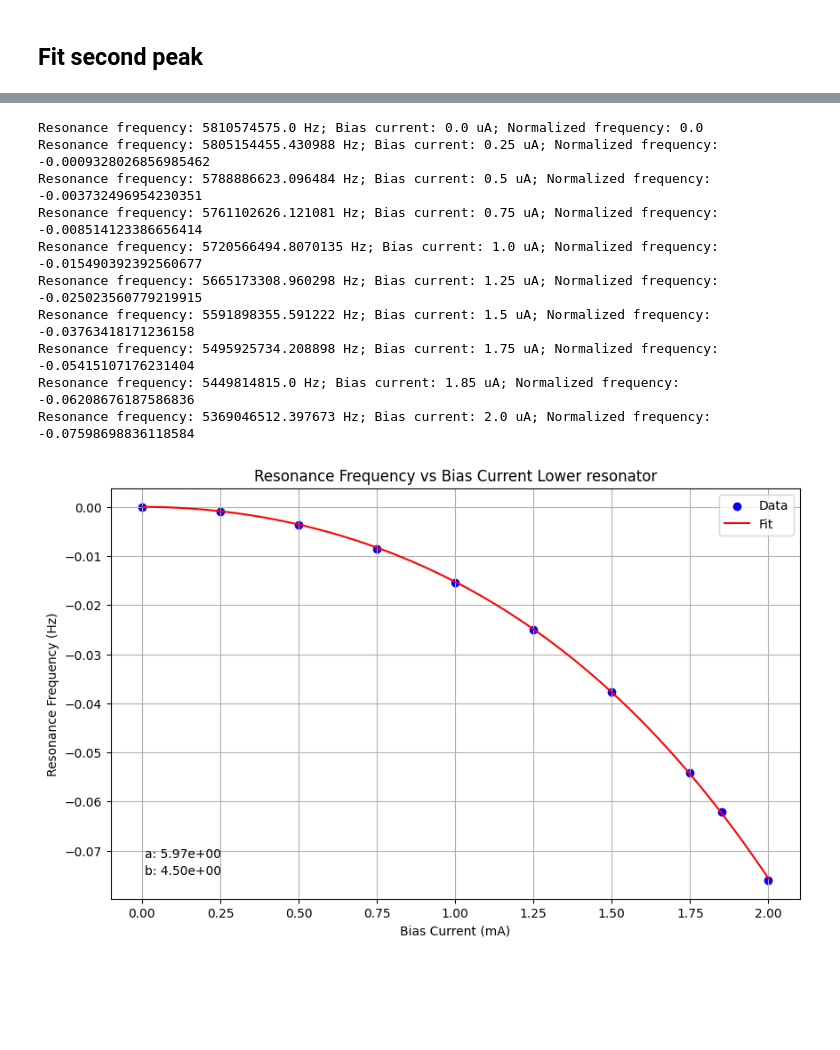
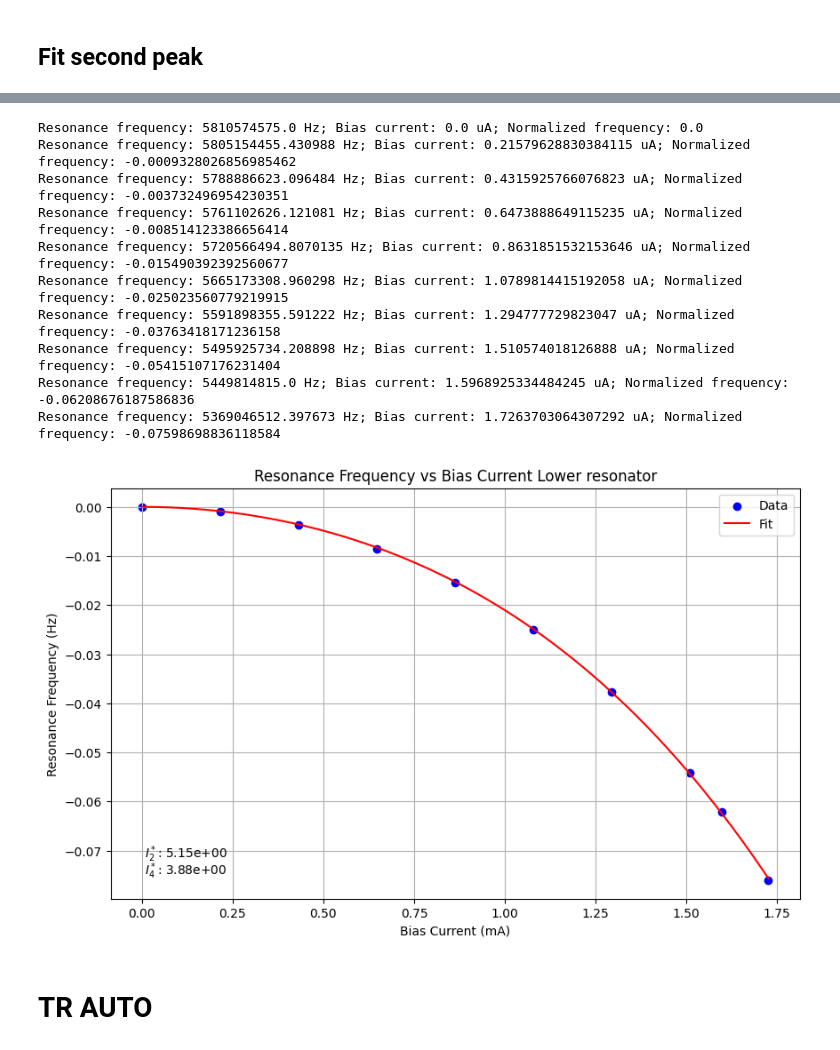
Before and after one commit to biqute/QTLab2425, a Jupyter notebook: IRdetection/Analysis/fit_TRswipe.ipynb, the cells around one changed output, grey strips where cells are left out. Cells and saved outputs as stored; diff of their text form; code cells hidden in the pictures; blank space fills up the shorter version.

```diff
--- a/IRdetection/Analysis/fit_TRswipe.ipynb
+++ b/IRdetection/Analysis/fit_TRswipe.ipynb
@@ -63,7 +97,7 @@ fitter = Fitter(model_function=md.resonance_model,
                 )
 
 searcher = ResonancePeakSearcher()
-result = fitter.fit_magicus(searcher=searcher)
+result = fitter.fit(searcher=searcher)
 # %%
 fav_guess = {
     "fmin": 6229355355,
@@ -99,6 +133,8 @@ plt.show()
 [figure]
 # %% [markdown]
 ## Fit first peak
+# %%
+R_true = 2.317
 # %%
 peak1_data, peak1_metadata = read_peaks_data('../Experiments/TRswipe/run-6/data/peaks_data.h5')
 
@@ -110,7 +146,11 @@ fig, ax = plt.subplots(int(np.sqrt(nof_peaks)), int(np.sqrt(nof_peaks)), figsize
 row_iter = 0
 col_iter = 0
 
+# Correction factor because we used wrong resistance in saving the bias current
+bc_corr = 2/R_true
+
 for bias_current, peak_data in peak1_data.items():
+    bias_current = bias_current * bc_corr
     f = peak_data[0]
     I = peak_data[1]
     Q = peak_data[2]
@@ -128,12 +168,12 @@ for bias_current, peak_data in peak1_data.items():
                     )
 
     searcher = ResonancePeakSearcher()
-    result = fitter.fit_magicus(searcher=searcher)
+    result = fitter.fit(searcher=searcher)
 
     # Check if the fit was successful
     if result.valid:
         # p-value test
-        p_value = fitter.p_value(result)
+        p_value = fitter.p_value()
         if p_value < 0.05:
             print(f"Fit for bias current {bias_current} failed (p-value: {p_value})")
             # For now we take the fmin as the resonance frequency
@@ -264,6 +304,7 @@ row_iter = 0
 col_iter = 0
 
 for bias_current, peak_data in peak2_data.items():
+    bias_current = bias_current * bc_corr
     f = peak_data[0]
     I = peak_data[1]
     Q = peak_data[2]
@@ -281,12 +322,12 @@ for bias_current, peak_data in peak2_data.items():
                     )
 
     searcher = ResonancePeakSearcher()
-    result = fitter.fit_magicus(searcher=searcher)
+    result = fitter.fit(searcher=searcher)
 
     # Check if the fit was successful
     if result.valid:
         # p-value test
-        p_value = fitter.p_value(result)
+        p_value = fitter.p_value()
         if p_value < 0.05:
             print(f"Fit for bias current {bias_current} failed (p-value: {p_value})")
             # For now we take the fmin value as resonance frequency
@@ -349,47 +390,49 @@ for i,rf in enumerate(resonance_frequneces_peak2):
     print(f"Resonance frequency: {rf} Hz; Bias current: {bias_currents_peak2[i]} uA; Normalized frequency: {resonance_frequneces_peak2_normalized[i]}")
 # %% [output]
 Resonance frequency: 5810574575.0 Hz; Bias current: 0.0 uA; Normalized frequency: 0.0
-Resonance frequency: 5805154455.430988 Hz; Bias current: 0.25 uA; Normalized frequency: -0.0009328026856985462
-Resonance frequency: 5788886623.096484 Hz; Bias current: 0.5 uA; Normalized frequency: -0.003732496954230351
-Resonance frequency: 5761102626.121081 Hz; Bias current: 0.75 uA; Normalized frequency: -0.008514123386656414
-Resonance frequency: 5720566494.8070135 Hz; Bias current: 1.0 uA; Normalized frequency: -0.015490392392560677
-Resonance frequency: 5665173308.960298 Hz; Bias current: 1.25 uA; Normalized frequency: -0.025023560779219915
-Resonance frequency: 5591898355.591222 Hz; Bias current: 1.5 uA; Normalized frequency: -0.03763418171236158
-Resonance frequency: 5495925734.208898 Hz; Bias current: 1.75 uA; Normalized frequency: -0.05415107176231404
-Resonance frequency: 5449814815.0 Hz; Bias current: 1.85 uA; Normalized frequency: -0.06208676187586836
-Resonance frequency: 5369046512.397673 Hz; Bias current: 2.0 uA; Normalized frequency: -0.07598698836118584
+Resonance frequency: 5805154455.430988 Hz; Bias current: 0.21579628830384115 uA; Normalized frequency: -0.0009328026856985462
+Resonance frequency: 5788886623.096484 Hz; Bias current: 0.4315925766076823 uA; Normalized frequency: -0.003732496954230351
+Resonance frequency: 5761102626.121081 Hz; Bias current: 0.6473888649115235 uA; Normalized frequency: -0.008514123386656414
+Resonance frequency: 5720566494.8070135 Hz; Bias current: 0.8631851532153646 uA; Normalized frequency: -0.015490392392560677
+Resonance frequency: 5665173308.960298 Hz; Bias current: 1.0789814415192058 uA; Normalized frequency: -0.025023560779219915
+Resonance frequency: 5591898355.591222 Hz; Bias current: 1.294777729823047 uA; Normalized frequency: -0.03763418171236158
+Resonance frequency: 5495925734.208898 Hz; Bias current: 1.510574018126888 uA; Normalized frequency: -0.05415107176231404
+Resonance frequency: 5449814815.0 Hz; Bias current: 1.5968925334484245 uA; Normalized frequency: -0.06208676187586836
+Resonance frequency: 5369046512.397673 Hz; Bias current: 1.7263703064307292 uA; Normalized frequency: -0.07598698836118584
 # %%
 # Fit resonance frequency vs bias current
 model = md.parametric_resonator_peak_vs_bias_current
 fitter = Fitter(model_function=model,
                     param_names=["a", "b"],
                     data=np.array([bias_currents_peak2, resonance_frequneces_peak2_normalized]).T,
                     loss_function=LeastSquares,
                     params_initial_guess={"a": 1, "b": 1}, # initial guess for the parameters
                 )
 
 result = fitter.fit()
 fitted_params = result.values.to_dict()
 
 test_params = {
     "a": -1e4,
     "b": -1e3,
 }
 
 # Plot the resonance frequencies vs bias currents
 plt.figure(figsize=(10, 6))
 plt.scatter(bias_currents_peak2, resonance_frequneces_peak2_normalized, color='blue', label='Data')
 linspace = np.linspace(bias_currents_peak2.min(), bias_currents_peak2.max(), 200)
 plt.plot(linspace, model(linspace, *fitted_params.values()), label='Fit', color='red')
 # plt.plot(bias_currents_peak2, model(bias_currents_peak2, *test_params.values()), label='Test', color='green', linestyle='--')
 # Add a and b to the plot
-plt.text(0.05, 0.1, f'a: {fitted_params["a"]:.2e}', transform=plt.gca().transAxes)
-plt.text(0.05, 0.06, f'b: {fitted_params["b"]:.2e}', transform=plt.gca().transAxes)
+plt.text(0.05, 0.1, f'$I^*_2$: {fitted_params["a"]:.2e}', transform=plt.gca().transAxes)
+plt.text(0.05, 0.06, f'$I^*_4$: {fitted_params["b"]:.2e}', transform=plt.gca().transAxes)
 plt.xlabel('Bias Current (mA)')
 plt.ylabel('Resonance Frequency (Hz)')
 plt.title('Resonance Frequency vs Bias Current Lower resonator')
 plt.legend()
 plt.grid()
 plt.show()
 # %% [output]
-[figure, old version]
+[figure, new version]
+# %% [markdown]
+# TR AUTO
```
Also changed, not shown: parts of 10 cells of this notebook, 5 other files.
